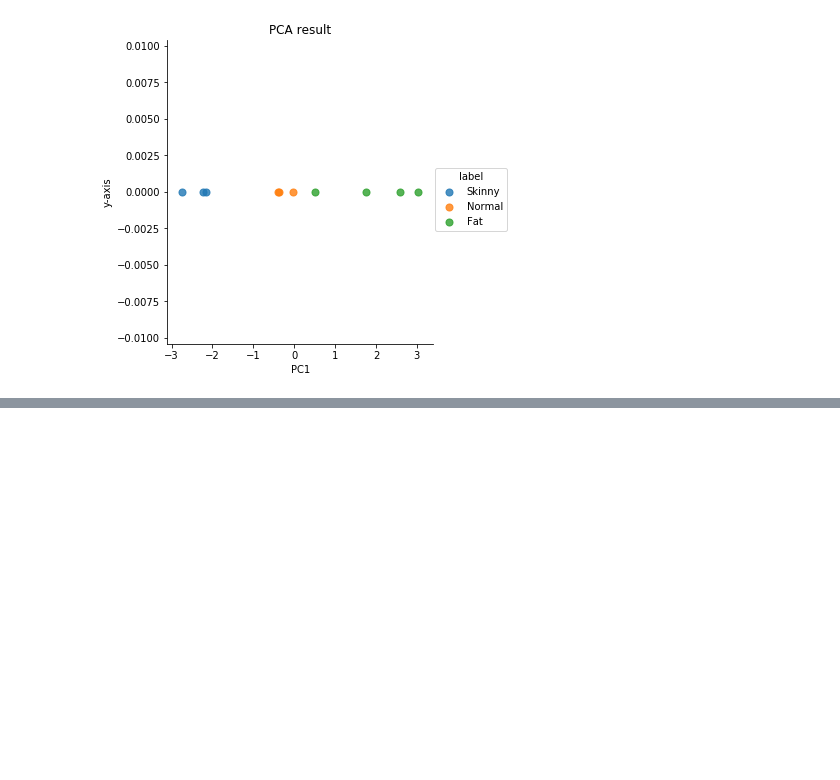
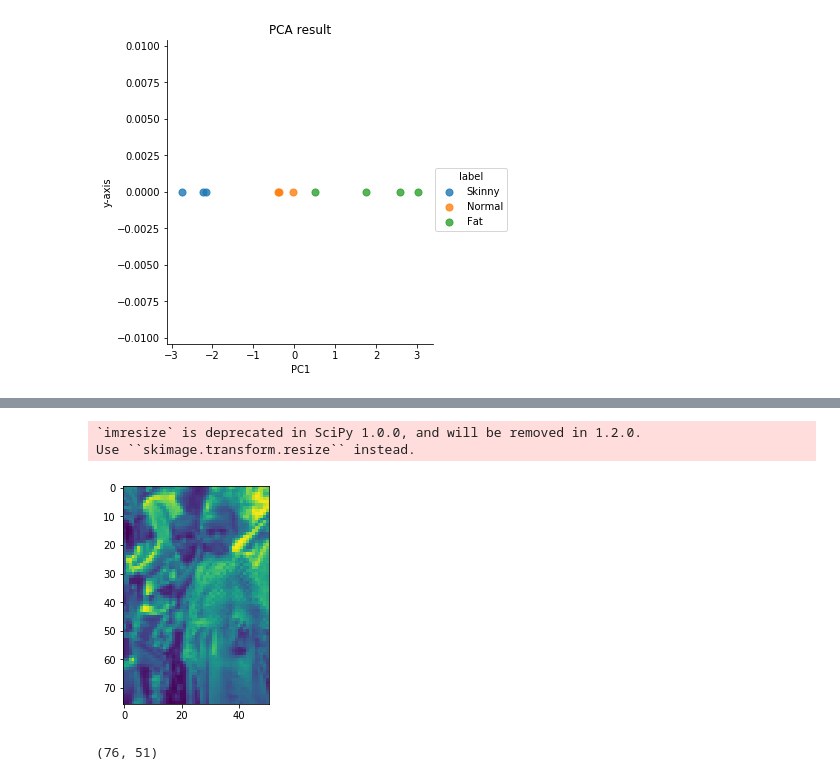
Before and after one commit to MagnetoWang/machine-learning-notes, a Jupyter notebook: 机器学习实战/PCA算法实现/PCA.ipynb, the cells around one changed output, grey strips where cells are left out. Drawn from its saved outputs; the diff is of its cells as text; code cells hidden in the pictures; blank space fills up the shorter version.

```diff
--- a/机器学习实战/PCA算法实现/PCA.ipynb
+++ b/机器学习实战/PCA算法实现/PCA.ipynb
@@ -147,0 +153,7 @@ Text(0.5,1,'PCA result')
+# %%
+
+
+
+image=mpimg.imread('0.jpg')
+image.shape
+image
@@ -147,0 +168,13 @@ Text(0.5,1,'PCA result')
+# %%
+from scipy import misc
+image = misc.imresize(image, 0.2)
+#image = scipy.skimage.transform.resize(image, 0.2)
+plt.imshow(image)
+#plt.axis('off')
+plt.show()
+image.shape
+# %% [output]
+`imresize` is deprecated in SciPy 1.0.0, and will be removed in 1.2.0.
+Use ``skimage.transform.resize`` instead.
+[figure, added]
+(76, 51)
```
Also changed, not shown: parts of 50 cells of this notebook, 4 other files.
